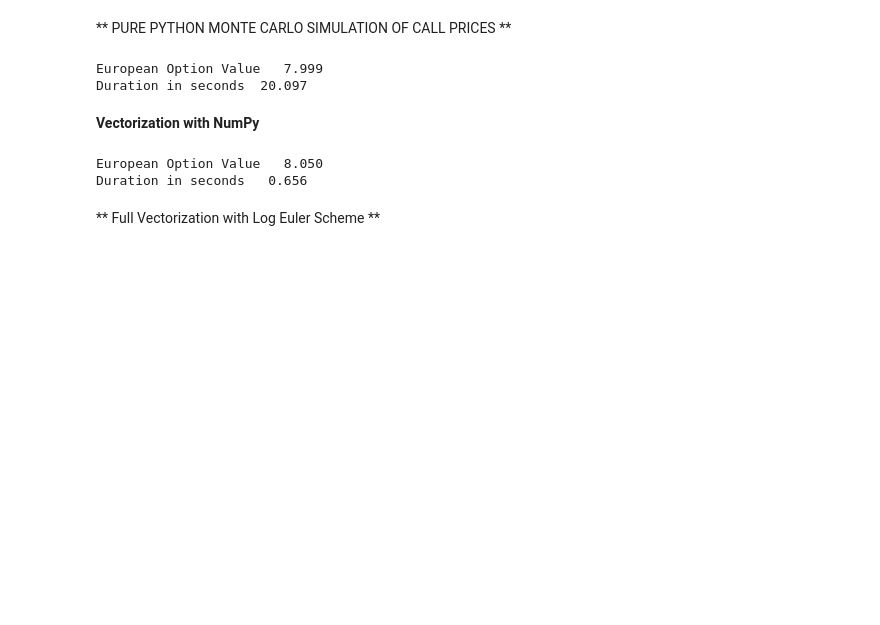
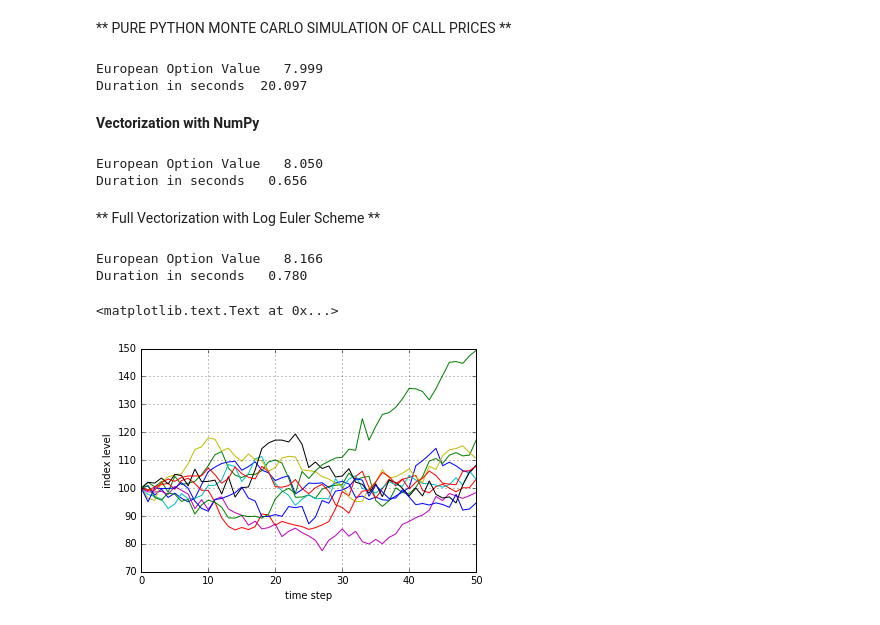
Before and after one commit to AnandVishnu/PythonForFinance, a Jupyter notebook: Monte Carlo Valuation of a European option.ipynb, the cells around one changed output. Saved outputs shown, nothing was run; the diff lists cells and outputs as text; code cells hidden in the pictures; blank space fills up the shorter version.

```diff
--- a/Monte Carlo Valuation of a European option.ipynb
+++ b/Monte Carlo Valuation of a European option.ipynb
@@ -111,3 +111,40 @@ Duration in seconds   0.656
 # %% [markdown]
 
 ** Full Vectorization with Log Euler Scheme **
+# %%
+import math
+from numpy import *
+from time import time
+
+random.seed(20000)
+t0 = time()
+
+
+# Parameters
+S0 = 100.; K -105.; T =1.0; r = 0.05; sigma =0.2
+M = 50; dt = T /M; I = 250000
+
+# simulating I paths with M time steps
+S = S0 * exp(cumsum(( r - 0.5 * sigma ** 2) * dt
+                   + sigma * math.sqrt(dt)
+                   * random.standard_normal((M + 1, I)), axis=0))
+S[0] = S0
+
+call_value = math.exp(-r * T ) * sum (maximum(S[-1]-K, 0)) / I
+tnpyl = time()-t0
+
+print('European Option Value %7.3f' % call_value)
+print('Duration in seconds %7.3f' % tnpyl)
+# %% [output]
+European Option Value   8.166
+Duration in seconds   0.780
+# %%
+import matplotlib.pyplot as plt
+%matplotlib inline
+plt.plot(S[:, :10])
+plt.grid(True)
+plt.xlabel('time step')
+plt.ylabel('index level')
+# %% [output]
+<matplotlib.text.Text at 0x...>
+[figure, added]
```
Also changed, not shown: parts of 4 cells of this notebook.
